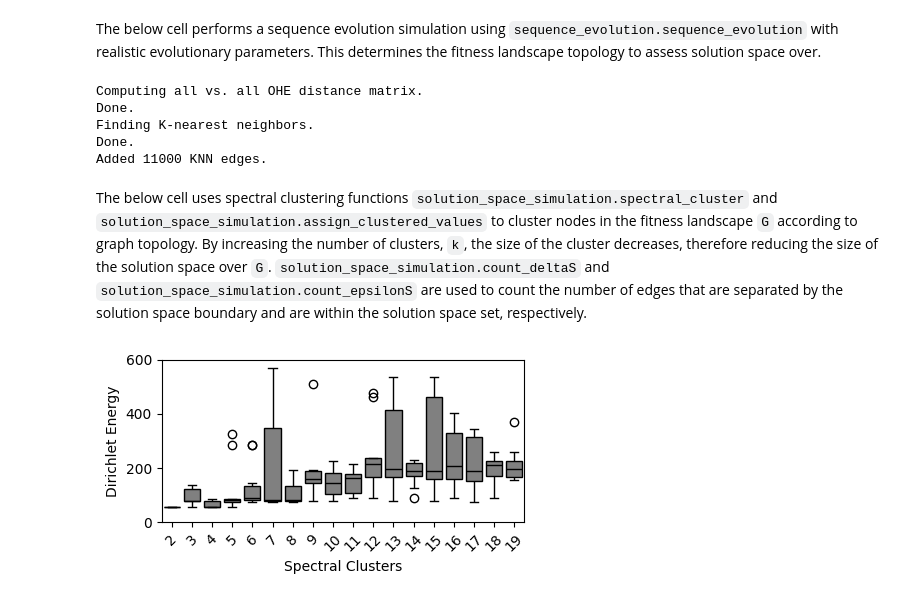
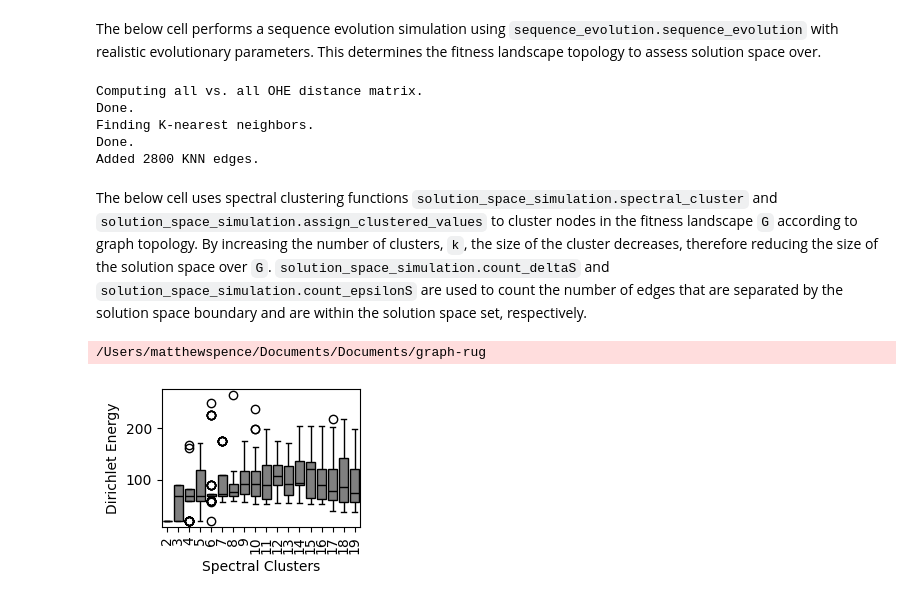
Before and after one commit to RSCJacksonLab/graph-ruggedness-de, a Jupyter notebook: src/Figure_5.ipynb, the cells around one changed output. Saved outputs shown, nothing was run; the diff lists cells and outputs as text; code cells hidden in the pictures.

```diff
--- a/src/Figure_5.ipynb
+++ b/src/Figure_5.ipynb
@@ -29,7 +32,7 @@ rep_sample_info_dict = {}
 #Iterate through landscape simulations.
 for _ in range(1):
     #Sample evolutionary parameters.
-    num_nodes = 500
+    num_nodes = 200
     #num_nodes = np.random.randint(200, 1000)
     mean_branch_length = np.random.uniform(0.01, 0.5)
     std_dev_branch_length = np.random.uniform(0.001, 0.1)
@@ -67,7 +70,7 @@ Computing all vs. all OHE distance matrix.
 Done.
 Finding K-nearest neighbors.
 Done.
-Added 11000 KNN edges.
+Added 2800 KNN edges.
 # %% [markdown]
 The below cell uses spectral clustering functions `solution_space_simulation.spectral_cluster` and `solution_space_simulation.assign_clustered_values` to cluster nodes in the fitness landscape `G` according to graph topology. By increasing the number of clusters, `k`, the size of the cluster decreases, therefore reducing the size of the solution space over `G`. `solution_space_simulation.count_deltaS` and `solution_space_simulation.count_epsilonS` are used to count the number of edges that are separated by the solution space boundary and are within the solution space set, respectively.
 # %%
@@ -75,13 +78,15 @@ energies_dict = {}
 delta_s_dict = {}
 epsilon_s_dict = {}
 solution_size_dict = {}
+t_vals_dict = {}
 
-for replicate in range(10):
+for replicate in range(50):
 
     dir_energies = []
     delta_s = []
     epsilon_s = []
     solution_size = []
+    t_vals = []
 
     for clusters in range(2,20):
 
@@ -98,7 +103,9 @@ for replicate in range(10):
 
         laplacian = nx.laplacian_matrix(G_clstr).toarray()
         dir_en = values @ laplacian @ values
+        t_map, ci_lower, ci_upper, logpost_map, var_approx = fit_t_bayesian_laplace(G=G_clstr)
 
+        t_vals.append(t_map)
         dir_energies.append(dir_en)
 
         inter_s = solution_space_simulation.count_deltaS(G=G_clstr)
@@ -111,23 +118,25 @@ for replicate in range(10):
     delta_s_dict[replicate] = delta_s
     epsilon_s_dict[replicate] = epsilon_s
     solution_size_dict[replicate] = solution_size
+    t_vals_dict[replicate] = t_vals
+# %% [output]
+/Users/matthewspence/Documents/Documents/graph-rug
 # %%
 data_list = []
 for replicate in energies_dict:
     observations = energies_dict[replicate]
     for index, obs in enumerate(observations):
         data_list.append({'Spectral Clusters': index+2, 'Dirichlet Energy': obs})
 
 df = pd.DataFrame(data_list)
 
-fig = plt.figure(figsize=(4.5,2.5))
+fig = plt.figure(figsize=(2.85,2.15))
 sns.boxplot(x='Spectral Clusters', y='Dirichlet Energy', data=df, color='grey', linecolor='black')
 # Display the plot
-plt.ylim(0,600)
-plt.xticks(rotation=45)
+plt.xticks(rotation=90)
 plt.tight_layout()
 plt.savefig('../figures/figure_5/panel_a.pdf')
 
 plt.show()
 # %% [output]
-[figure, old version]
+[figure, new version]
```
Also changed, not shown: parts of 17 cells of this notebook, 6 other files.
